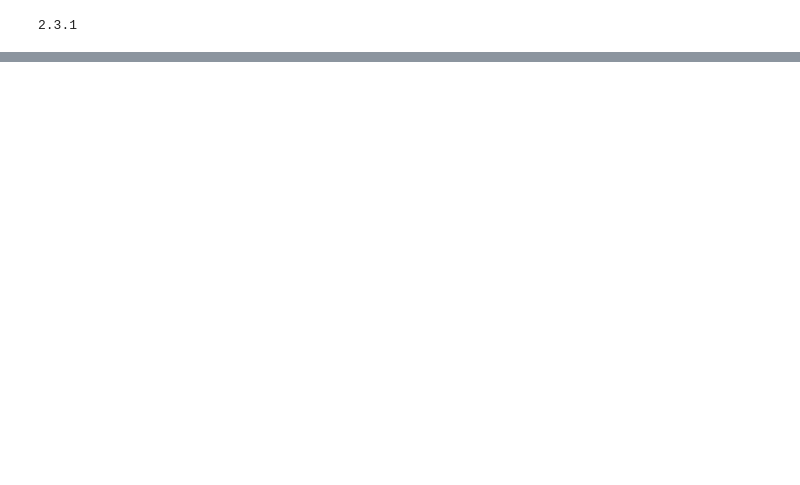
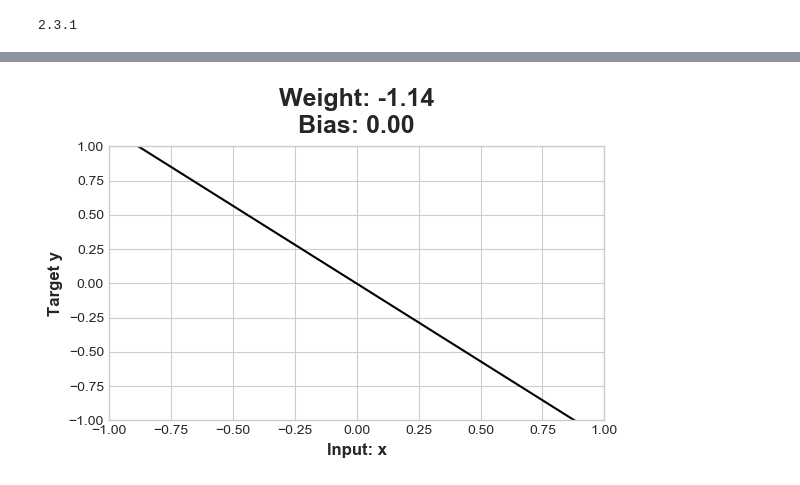
Before and after one commit to rsouza/NeuralNetworks_Course, a Jupyter notebook: Notebooks/TensorFlow/ANN/TF_ANN-III.ipynb, the cells around one changed output, grey strips where cells are left out. Cells and saved outputs as stored; diff of their text form; code cells hidden in the pictures; blank space fills up the shorter version.

```diff
--- a/Notebooks/TensorFlow/ANN/TF_ANN-III.ipynb
+++ b/Notebooks/TensorFlow/ANN/TF_ANN-III.ipynb
@@ -32,3 +4,18 @@ from google.protobuf import struct_pb2
+# %%
+# Setup plotting
+import matplotlib.pyplot as plt
+import pandas as pd
+
+import tensorflow as tf
+from tensorflow import keras
+from tensorflow.keras import layers
+from tensorflow.keras.callbacks import EarlyStopping
+
+plt.style.use('seaborn-whitegrid')
+# Set Matplotlib defaults
+plt.rc('figure', autolayout=True)
+plt.rc('axes', labelweight='bold', labelsize='large',
+       titleweight='bold', titlesize=18, titlepad=10)
 # %%
 print(tf.__version__)
 # %% [output]
@@ -332,0 +146,17 @@ plt.show()
+# %%
+model = keras.Sequential([layers.Dense(1, input_shape=[1]),
+                         ])
+x = tf.linspace(-1.0, 1.0, 100)
+y = model(x)
+
+plt.figure(dpi=100)
+plt.plot(x, y, 'k')
+plt.xlim(-1, 1)
+plt.ylim(-1, 1)
+plt.xlabel("Input: x")
+plt.ylabel("Target y")
+w, b = model.weights # you could also use model.get_weights() here
+plt.title("Weight: {:0.2f}\nBias: {:0.2f}".format(w[0][0], b[0]))
+plt.show()
+# %% [output]
+[figure, added]
```
Also changed, not shown: parts of 106 cells of this notebook, 5 other files.
